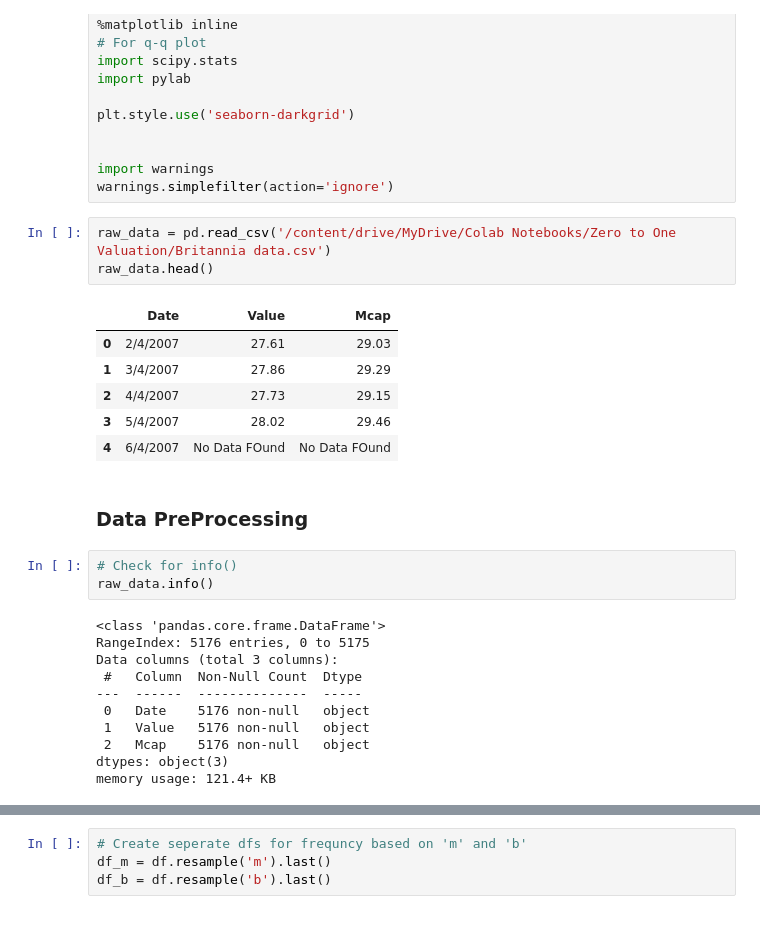
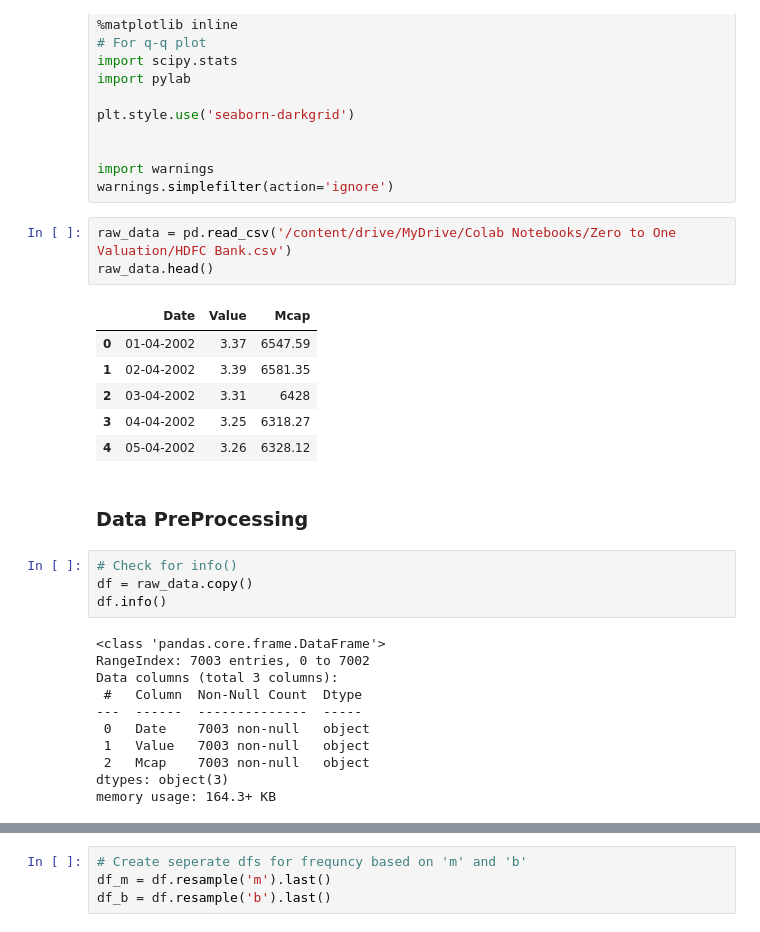
Before and after one commit to Tanulshn/Zero-to-One-Valuation, a Jupyter notebook: Valuation_0_1_Stocks.ipynb, the cells around one changed output, grey strips where cells are left out. Cells and saved outputs as stored; diff of their text form.

```diff
--- a/Valuation_0_1_Stocks.ipynb
+++ b/Valuation_0_1_Stocks.ipynb
@@ -33,31 +33,32 @@ plt.style.use('seaborn-darkgrid')
 import warnings
 warnings.simplefilter(action='ignore')
 # %%
-raw_data = pd.read_csv('/content/drive/MyDrive/Colab Notebooks/Zero to One Valuation/Britannia data.csv')
+raw_data = pd.read_csv('/content/drive/MyDrive/Colab Notebooks/Zero to One Valuation/HDFC Bank.csv')
 raw_data.head()
 # %% [output]
 |  | Date | Value | Mcap |
-| 0 | 2/4/2007 | 27.61 | 29.03 |
-| 1 | 3/4/2007 | 27.86 | 29.29 |
-| 2 | 4/4/2007 | 27.73 | 29.15 |
-| 3 | 5/4/2007 | 28.02 | 29.46 |
-| 4 | 6/4/2007 | No Data FOund | No Data FOund |
+| 0 | 01-04-2002 | 3.37 | 6547.59 |
+| 1 | 02-04-2002 | 3.39 | 6581.35 |
+| 2 | 03-04-2002 | 3.31 | 6428 |
+| 3 | 04-04-2002 | 3.25 | 6318.27 |
+| 4 | 05-04-2002 | 3.26 | 6328.12 |
 # %% [markdown]
 ### Data PreProcessing
 # %%
 # Check for info()
-raw_data.info()
+df = raw_data.copy()
+df.info()
 # %% [output]
 <class 'pandas.core.frame.DataFrame'>
-RangeIndex: 5176 entries, 0 to 5175
+RangeIndex: 7003 entries, 0 to 7002
 Data columns (total 3 columns):
  #   Column  Non-Null Count  Dtype
 ---  ------  --------------  -----
- 0   Date    5176 non-null   object
- 1   Value   5176 non-null   object
- 2   Mcap    5176 non-null   object
+ 0   Date    7003 non-null   object
+ 1   Value   7003 non-null   object
+ 2   Mcap    7003 non-null   object
 dtypes: object(3)
-memory usage: 121.4+ KB
+memory usage: 164.3+ KB
 # %%
 # Change datatype to float and create another df with changed datatypes
 for i in ['Value','Mcap']:
```
Also changed, not shown: parts of 24 cells of this notebook.
